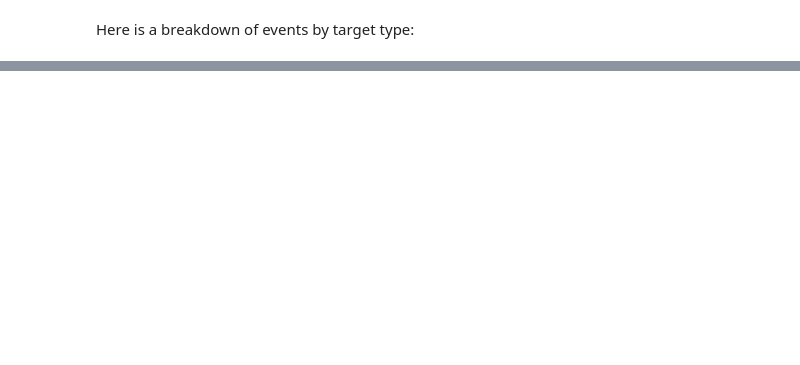
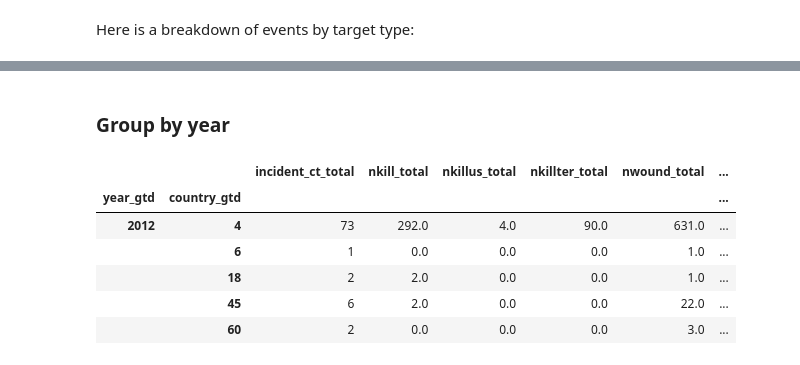
Before and after one commit to brooke-l-hawkins/milestone-i-project, a Jupyter notebook: code/clean_terrorism.ipynb, the cells around one changed output, grey strips where cells are left out. Saved outputs shown, nothing was run; the diff lists cells and outputs as text; code cells hidden in the pictures; blank space fills up the shorter version.

```diff
--- a/code/clean_terrorism.ipynb
+++ b/code/clean_terrorism.ipynb
@@ -324,0 +348,24 @@ df[['eventid','iyear','imonth','iday','country','country_txt','region','region_t
+# %% [markdown]
+### Group by year
+# %%
+# group by year and country
+terrorism_by_year = terrorism_by_incident.groupby(['year_gtd','country_gtd']).agg(
+    incident_ct_total = ('country_gtd', 'size'), # arbitrarily chose to count one variable
+    nkill_total       = ('nkill', 'sum'),
+    nkillus_total     = ('nkillus', 'sum'),
+    nkillter_total    = ('nkillter', 'sum'),
+    nwound_total      = ('nwound', 'sum'),
+    nwoundus_total    = ('nwoundus', 'sum'),
+    nwoundte_total    = ('nwoundte', 'sum')
+)
+
+# inspect dataframe
+terrorism_by_year.head()
+# %% [output]
+|  |  | incident_ct_total | nkill_total | nkillus_total | nkillter_total | nwound_total | ... |
+| year_gtd | country_gtd |  |  |  |  |  | ... |
+| 2012 | 4 | 73 | 292.0 | 4.0 | 90.0 | 631.0 | ... |
+|  | 6 | 1 | 0.0 | 0.0 | 0.0 | 1.0 | ... |
+|  | 18 | 2 | 2.0 | 0.0 | 0.0 | 1.0 | ... |
+|  | 45 | 6 | 2.0 | 0.0 | 0.0 | 22.0 | ... |
+|  | 60 | 2 | 0.0 | 0.0 | 0.0 | 3.0 | ... |
```
Also changed, not shown: parts of 26 cells of this notebook, 2 other files.
